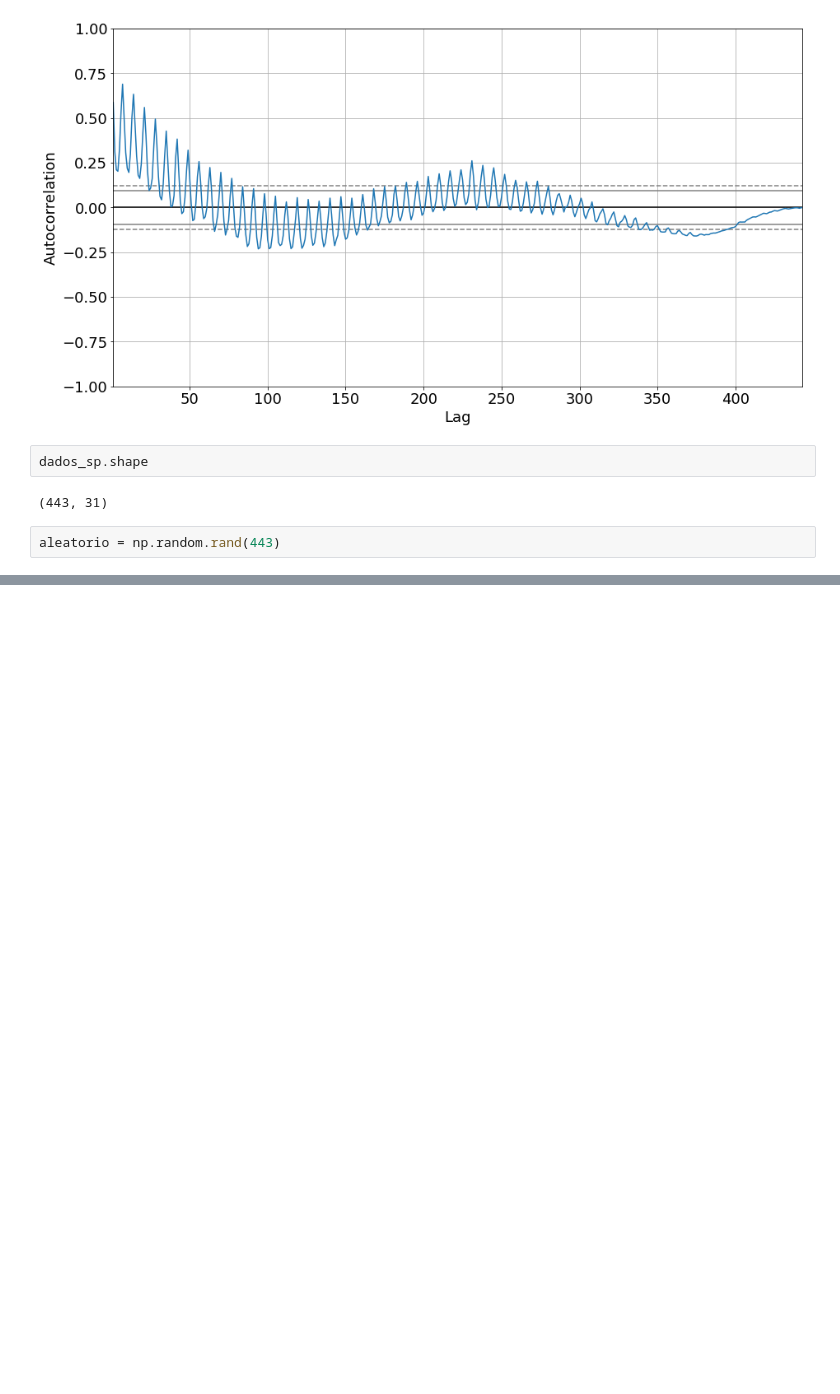
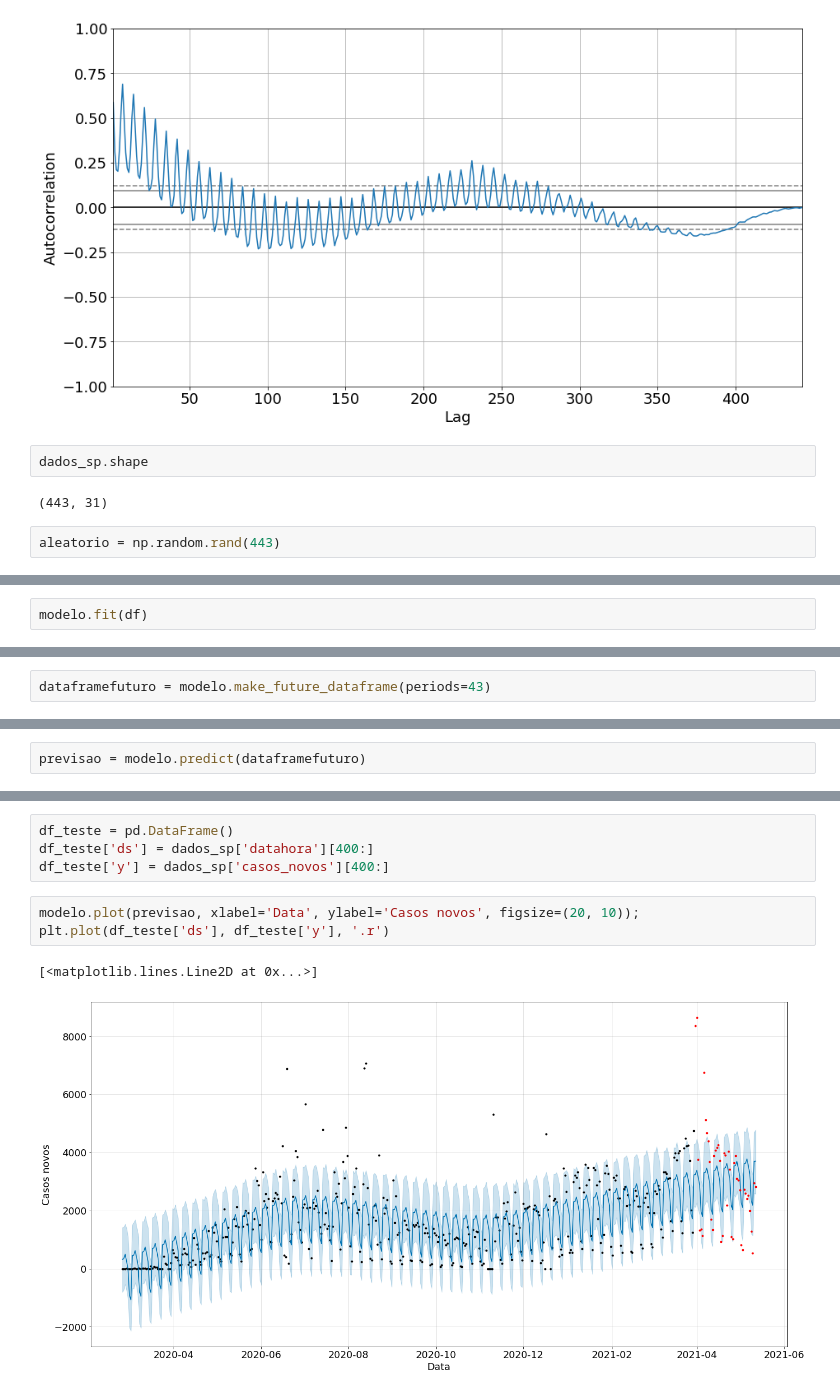
Before and after one commit to HenriqueCCdA/bootCampAluraDataScience, a Jupyter notebook: modulo3/aulas/boot_camp_modulo3_aulas.ipynb, the cells around one changed output, grey strips where cells are left out. Cells and saved outputs as stored; diff of their text form; blank space fills up the shorter version.

```diff
--- a/modulo3/aulas/boot_camp_modulo3_aulas.ipynb
+++ b/modulo3/aulas/boot_camp_modulo3_aulas.ipynb
@@ -224,0 +237,2 @@ autocorrelation_plot(aleatorio)
+# %%
+modelo.fit(df)
@@ -224,0 +243,2 @@ autocorrelation_plot(aleatorio)
+# %%
+dataframefuturo = modelo.make_future_dataframe(periods=43)
@@ -224,0 +254,2 @@ autocorrelation_plot(aleatorio)
+# %%
+previsao = modelo.predict(dataframefuturo)
@@ -224,0 +265,10 @@ autocorrelation_plot(aleatorio)
+# %%
+df_teste = pd.DataFrame()
+df_teste['ds'] = dados_sp['datahora'][400:]
+df_teste['y'] = dados_sp['casos_novos'][400:]
+# %%
+modelo.plot(previsao, xlabel='Data', ylabel='Casos novos', figsize=(20, 10));
+plt.plot(df_teste['ds'], df_teste['y'], '.r')
+# %% [output]
+[<matplotlib.lines.Line2D at 0x...>]
+[figure, added]
```
Also changed, not shown: parts of 20 cells of this notebook.
